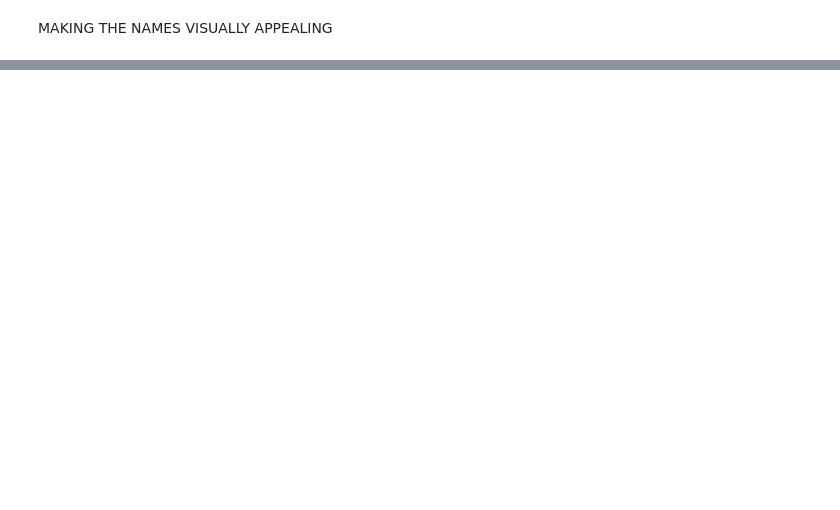
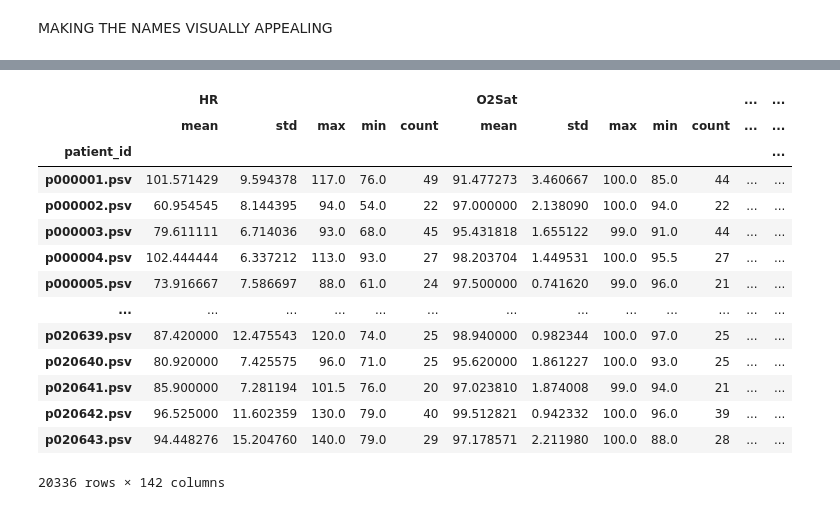
Before and after one commit to ANSR1226/EarlySepsis-Status.ongoing, a Jupyter notebook: notebooks/03_feature_engineering.ipynb, the cells around one changed output, grey strips where cells are left out. Cells and saved outputs as stored; diff of their text form; code cells hidden in the pictures; blank space fills up the shorter version.

```diff
--- a/notebooks/03_feature_engineering.ipynb
+++ b/notebooks/03_feature_engineering.ipynb
@@ -66,9 +68,9 @@ agg_col = vital_signs + metabolic + kidney_function + hematology + blood_gas_fun
 
 agg_dict = {col : ['mean', 'std', 'max', 'min', 'count'] for col in agg_col
        }
-agg.update({col : ['first'] for col in demographics})
-agg.update({'ICULOS' : ['max']})
-agg.update({'SepsisLabel' : ['max']})
+agg_dict.update({col : ['first'] for col in demographics})
+agg_dict.update({'ICULOS' : ['max']})
+agg_dict.update({'SepsisLabel' : ['max']})
 # %%
 agg_dict
 # %% [output]
@@ -327,0 +352,20 @@ dfA_final
+# %%
+dfB_final = dfB.groupby('patient_id').agg(agg_dict)
+# %%
+dfB_final
+# %% [output]
+|  | HR |  |  |  |  | O2Sat |  |  |  |  | ... | ... |
+|  | mean | std | max | min | count | mean | std | max | min | count | ... | ... |
+| patient_id |  |  |  |  |  |  |  |  |  |  |  | ... |
+| p000001.psv | 101.571429 | 9.594378 | 117.0 | 76.0 | 49 | 91.477273 | 3.460667 | 100.0 | 85.0 | 44 | ... | ... |
+| p000002.psv | 60.954545 | 8.144395 | 94.0 | 54.0 | 22 | 97.000000 | 2.138090 | 100.0 | 94.0 | 22 | ... | ... |
+| p000003.psv | 79.611111 | 6.714036 | 93.0 | 68.0 | 45 | 95.431818 | 1.655122 | 99.0 | 91.0 | 44 | ... | ... |
+| p000004.psv | 102.444444 | 6.337212 | 113.0 | 93.0 | 27 | 98.203704 | 1.449531 | 100.0 | 95.5 | 27 | ... | ... |
+| p000005.psv | 73.916667 | 7.586697 | 88.0 | 61.0 | 24 | 97.500000 | 0.741620 | 99.0 | 96.0 | 21 | ... | ... |
+| ... | ... | ... | ... | ... | ... | ... | ... | ... | ... | ... | ... | ... |
+| p020639.psv | 87.420000 | 12.475543 | 120.0 | 74.0 | 25 | 98.940000 | 0.982344 | 100.0 | 97.0 | 25 | ... | ... |
+| p020640.psv | 80.920000 | 7.425575 | 96.0 | 71.0 | 25 | 95.620000 | 1.861227 | 100.0 | 93.0 | 25 | ... | ... |
+| p020641.psv | 85.900000 | 7.281194 | 101.5 | 76.0 | 20 | 97.023810 | 1.874008 | 99.0 | 94.0 | 21 | ... | ... |
+| p020642.psv | 96.525000 | 11.602359 | 130.0 | 79.0 | 40 | 99.512821 | 0.942332 | 100.0 | 96.0 | 39 | ... | ... |
+| p020643.psv | 94.448276 | 15.204760 | 140.0 | 79.0 | 29 | 97.178571 | 2.211980 | 100.0 | 88.0 | 28 | ... | ... |
+20336 rows × 142 columns
```
Also changed, not shown: parts of 14 cells of this notebook, 8 other files.
